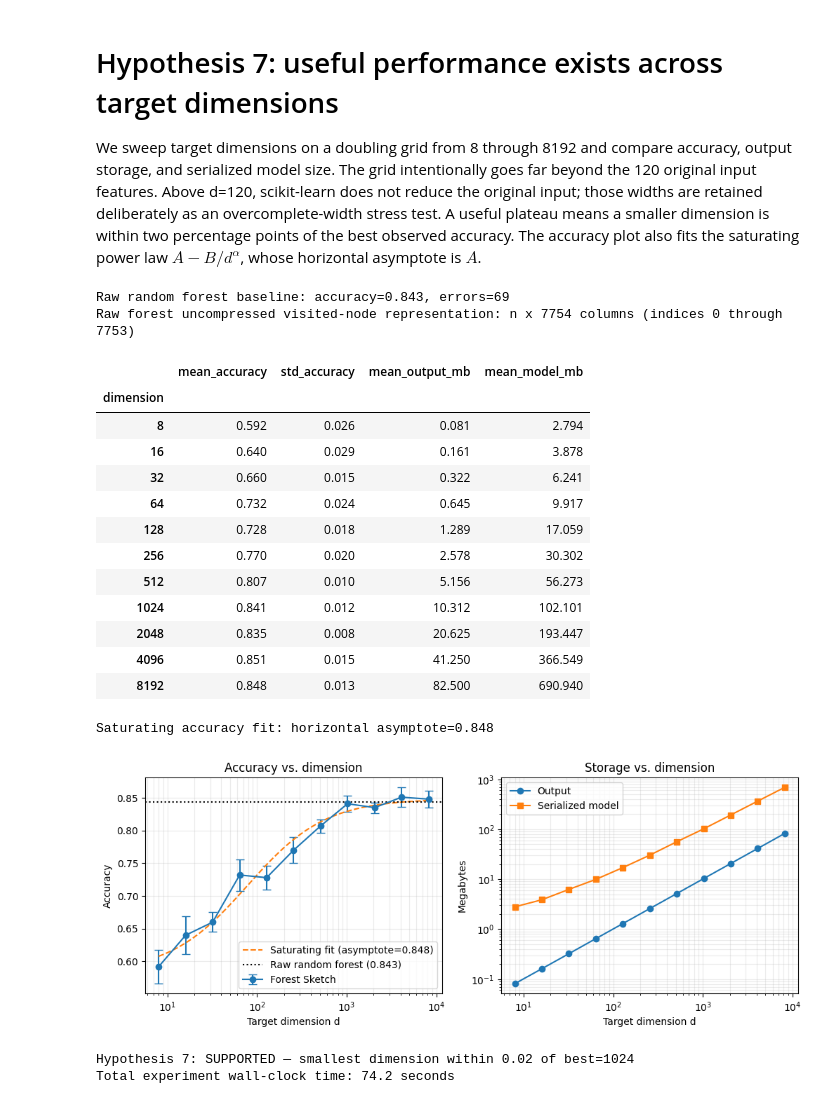
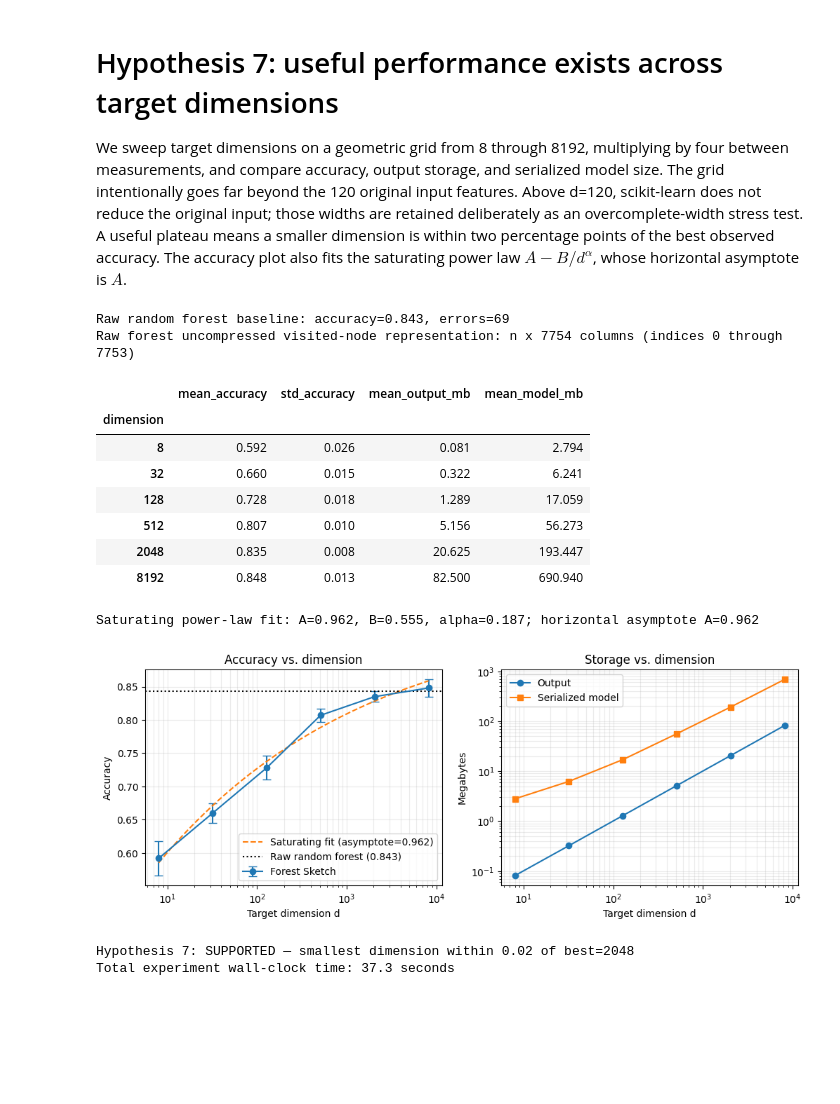
Before and after one commit to fabriziocosta/forestsketch, a Jupyter notebook: notebooks/04_q7_hypothesis_target_dimension.ipynb, the cells around one changed output. Drawn from its saved outputs; the diff is of its cells as text; code cells hidden in the pictures; blank space fills up the shorter version.

Commit message:
feat: add combined dimension iteration study

```diff
--- a/notebooks/04_q7_hypothesis_target_dimension.ipynb
+++ b/notebooks/04_q7_hypothesis_target_dimension.ipynb
@@ -1,7 +1,7 @@
 # %% [markdown]
 # Hypothesis 7: useful performance exists across target dimensions
 
-We sweep target dimensions on a doubling grid from 8 through 8192 and compare accuracy, output storage, and serialized model size. The grid intentionally goes far beyond the 120 original input features. Above d=120, scikit-learn does not reduce the original input; those widths are retained deliberately as an overcomplete-width stress test. A useful plateau means a smaller dimension is within two percentage points of the best observed accuracy. The accuracy plot also fits the saturating power law $A - B/d^\alpha$, whose horizontal asymptote is $A$.
+We sweep target dimensions on a geometric grid from 8 through 8192, multiplying by four between measurements, and compare accuracy, output storage, and serialized model size. The grid intentionally goes far beyond the 120 original input features. Above d=120, scikit-learn does not reduce the original input; those widths are retained deliberately as an overcomplete-width stress test. A useful plateau means a smaller dimension is within two percentage points of the best observed accuracy. The accuracy plot also fits the saturating power law $A - B/d^\alpha$, whose horizontal asymptote is $A$.
 # %%
 import sys
 import numpy as np
@@ -34,7 +34,7 @@ print(f'Raw random forest baseline: accuracy={raw_accuracy:.3f}, errors={raw_err
 print(f'Raw forest uncompressed visited-node representation: n x {raw_path_features} columns (indices 0 through {raw_path_features - 1})')
 rows = []
 for seed in EXPERIMENT_SEEDS:
-    for dimension in [8, 16, 32, 64, 128, 256, 512, 1024, 2048, 4096, 8192]:
+    for dimension in [8, 32, 128, 512, 2048, 8192]:
         representation = forest_sketch(seed, dimension, 2)
         X_train_view = representation.fit_transform(X_train, y_train)
         X_test_view = representation.transform(X_test)
@@ -51,44 +51,39 @@ fit_parameters, _ = curve_fit(
 )
 fit_dimensions = np.geomspace(summary.index.min(), summary.index.max(), 300)
 fitted_asymptote = fit_parameters[0]
-print(f'Saturating accuracy fit: horizontal asymptote={fitted_asymptote:.3f}')
+print(f'Saturating power-law fit: A={fit_parameters[0]:.3f}, B={fit_parameters[1]:.3f}, alpha={fit_parameters[2]:.3f}; horizontal asymptote A={fitted_asymptote:.3f}')
 fig, axes = plt.subplots(1, 2, figsize=(12, 4))
 axes[0].errorbar(summary.index, summary.mean_accuracy, yerr=summary.std_accuracy, marker='o', capsize=4, label='Forest Sketch')
 axes[0].plot(fit_dimensions, saturating_curve(fit_dimensions, *fit_parameters), linestyle='--', color='tab:orange', label=f'Saturating fit (asymptote={fitted_asymptote:.3f})')
 axes[0].axhline(raw_accuracy, color='black', linestyle=':', linewidth=1.5, label=f'Raw random forest ({raw_accuracy:.3f})')
 axes[0].set(xscale='log', xlabel='Target dimension d', ylabel='Accuracy', title='Accuracy vs. dimension')
 axes[0].legend()
 axes[1].plot(summary.index, summary.mean_output_mb, marker='o', label='Output')
 axes[1].plot(summary.index, summary.mean_model_mb, marker='s', label='Serialized model')
 axes[1].set(xscale='log', yscale='log', xlabel='Target dimension d', ylabel='Megabytes', title='Storage vs. dimension')
 axes[1].legend()
 for axis in axes: axis.grid(alpha=0.25, which='both')
 plt.show()
 best = summary.mean_accuracy.max()
 smallest_near_best = summary[summary.mean_accuracy >= best - 0.02].index.min()
 supported = smallest_near_best < summary.index.max()
 print(f'Hypothesis 7: {"SUPPORTED" if supported else "NOT SUPPORTED"} — smallest dimension within 0.02 of best={smallest_near_best}')
 print(f'Total experiment wall-clock time: {time.perf_counter() - experiment_start:.1f} seconds')
 # %% [output]
 Raw random forest baseline: accuracy=0.843, errors=69
 Raw forest uncompressed visited-node representation: n x 7754 columns (indices 0 through 7753)
 |  | mean_accuracy | std_accuracy | mean_output_mb | mean_model_mb |
 | dimension |  |  |  |  |
 | 8 | 0.592 | 0.026 | 0.081 | 2.794 |
-| 16 | 0.640 | 0.029 | 0.161 | 3.878 |
 | 32 | 0.660 | 0.015 | 0.322 | 6.241 |
-| 64 | 0.732 | 0.024 | 0.645 | 9.917 |
 | 128 | 0.728 | 0.018 | 1.289 | 17.059 |
-| 256 | 0.770 | 0.020 | 2.578 | 30.302 |
 | 512 | 0.807 | 0.010 | 5.156 | 56.273 |
-| 1024 | 0.841 | 0.012 | 10.312 | 102.101 |
 | 2048 | 0.835 | 0.008 | 20.625 | 193.447 |
-| 4096 | 0.851 | 0.015 | 41.250 | 366.549 |
 | 8192 | 0.848 | 0.013 | 82.500 | 690.940 |
-Saturating accuracy fit: horizontal asymptote=0.848
+Saturating power-law fit: A=0.962, B=0.555, alpha=0.187; horizontal asymptote A=0.962
-[figure, old version]
+[figure, new version]
-Hypothesis 7: SUPPORTED — smallest dimension within 0.02 of best=1024
-Total experiment wall-clock time: 74.2 seconds
+Hypothesis 7: SUPPORTED — smallest dimension within 0.02 of best=2048
+Total experiment wall-clock time: 37.3 seconds
 # %% [markdown]
 ## Conclusion
 
```
Also changed, not shown: parts of 1 cell of this notebook, 3 other files.
